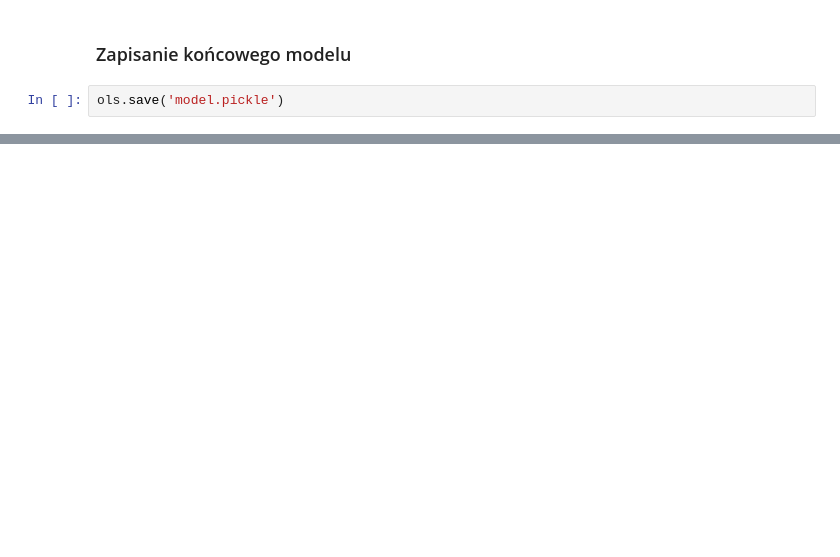
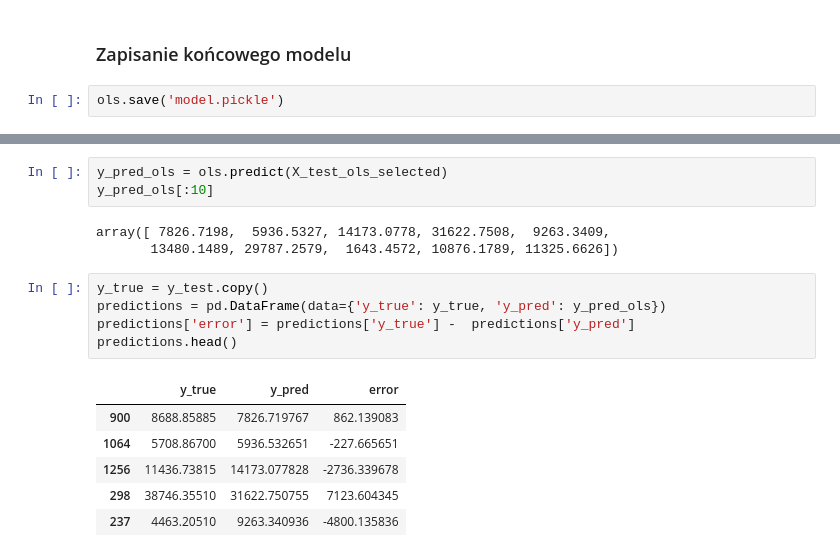
Before and after one commit to adalbertii/Modele-regresyjne, a Jupyter notebook: backward-atribute-elimination.ipynb, the cells around one changed output, grey strips where cells are left out. Drawn from its saved outputs; the diff is of its cells as text; blank space fills up the shorter version.

```diff
--- a/backward-atribute-elimination.ipynb
+++ b/backward-atribute-elimination.ipynb
@@ -563,0 +603,18 @@ ols.save('model.pickle')
+# %%
+y_pred_ols = ols.predict(X_test_ols_selected)
+y_pred_ols[:10]
+# %% [output]
+array([ 7826.7198,  5936.5327, 14173.0778, 31622.7508,  9263.3409,
+       13480.1489, 29787.2579,  1643.4572, 10876.1789, 11325.6626])
+# %%
+y_true = y_test.copy()
+predictions = pd.DataFrame(data={'y_true': y_true, 'y_pred': y_pred_ols})
+predictions['error'] = predictions['y_true'] -  predictions['y_pred']
+predictions.head()
+# %% [output]
+|  | y_true | y_pred | error |
+| 900 | 8688.85885 | 7826.719767 | 862.139083 |
+| 1064 | 5708.86700 | 5936.532651 | -227.665651 |
+| 1256 | 11436.73815 | 14173.077828 | -2736.339678 |
+| 298 | 38746.35510 | 31622.750755 | 7123.604345 |
+| 237 | 4463.20510 | 9263.340936 | -4800.135836 |
```
Also changed, not shown: parts of 34 cells of this notebook.
